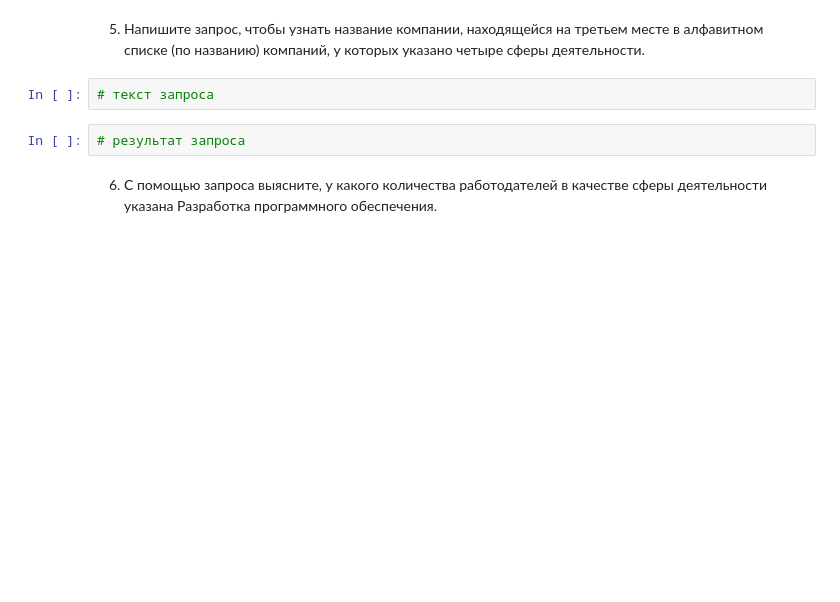
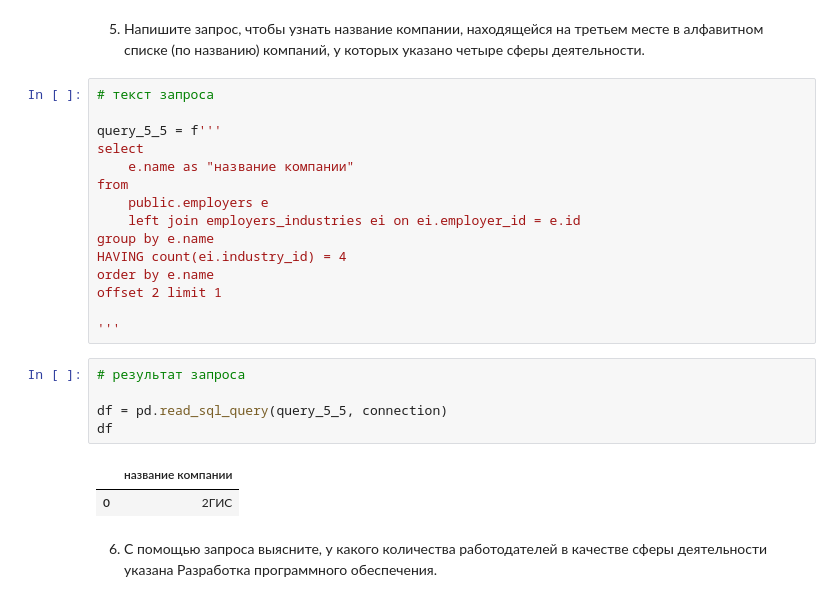
Before and after one commit to nickarctic/datascience, a Jupyter notebook: project_2/Project_2_Ноутбук_шаблон.ipynb, the cells around one changed output. Drawn from its saved outputs; the diff is of its cells as text; blank space fills up the shorter version.

```diff
--- a/project_2/Project_2_Ноутбук_шаблон.ipynb
+++ b/project_2/Project_2_Ноутбук_шаблон.ipynb
@@ -373,8 +389,27 @@ df
 5. Напишите запрос, чтобы узнать название компании, находящейся на третьем месте в алфавитном списке (по названию) компаний, у которых указано четыре сферы деятельности.
 # %%
 # текст запроса
+
+query_5_5 = f'''
+select
+    e.name as "название компании"
+from
+    public.employers e
+    left join employers_industries ei on ei.employer_id = e.id
+group by e.name
+HAVING count(ei.industry_id) = 4
+order by e.name
+offset 2 limit 1
+
+'''
 # %%
 # результат запроса
+
+df = pd.read_sql_query(query_5_5, connection)
+df
+# %% [output]
+|  | название компании |
+| 0 | 2ГИС |
 # %% [markdown]
 6. С помощью запроса выясните, у какого количества работодателей в качестве сферы деятельности указана Разработка программного обеспечения.
 # %%
```
Also changed, not shown: parts of 22 cells of this notebook.
